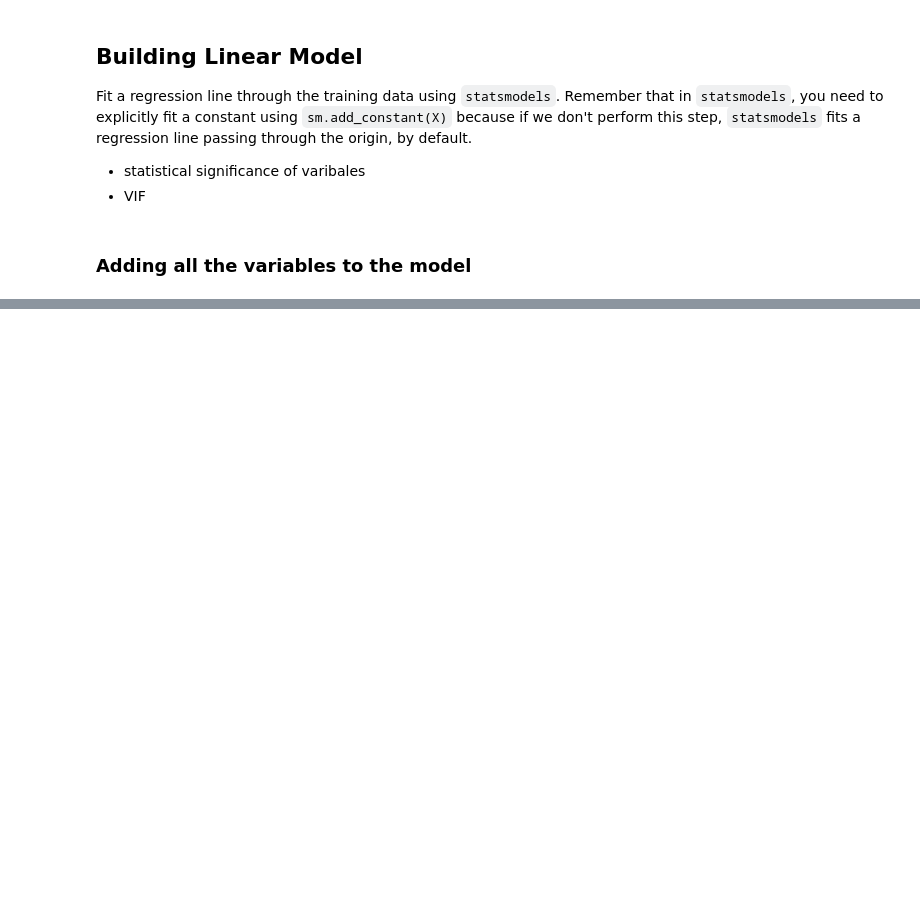
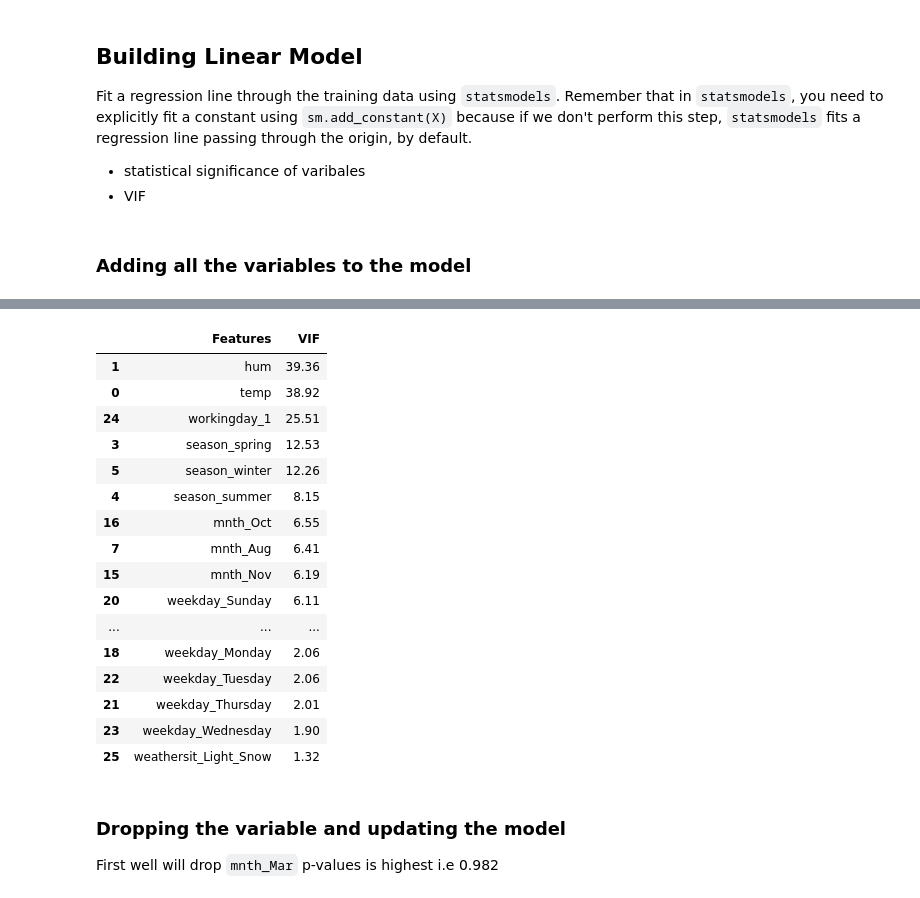
Before and after one commit to shikharverma96/Bike_Sharing, a Jupyter notebook: Bike_Sharing_Demand.ipynb, the cells around one changed output, grey strips where cells are left out. Saved outputs shown, nothing was run; the diff lists cells and outputs as text; code cells hidden in the pictures; blank space fills up the shorter version.

```diff
--- a/Bike_Sharing_Demand.ipynb
+++ b/Bike_Sharing_Demand.ipynb
@@ -333,0 +386,32 @@ Fit a regression line through the training data using `statsmodels`. Remember th
+# %%
+# Check for the VIF values of the feature variables.
+# Create a dataframe that will contain the names of all the feature variables and their respective VIFs
+
+vif = pd.DataFrame()
+vif['Features']=X_train.columns
+vif['VIF']=[variance_inflation_factor(X_train.values,i) for i in range(X_train.shape[1])]
+vif['VIF'] = round(vif['VIF'],2)
+vif = vif.sort_values(by='VIF',ascending=False)
+vif
+# %% [output]
+|  | Features | VIF |
+| 1 | hum | 39.36 |
+| 0 | temp | 38.92 |
+| 24 | workingday_1 | 25.51 |
+| 3 | season_spring | 12.53 |
+| 5 | season_winter | 12.26 |
+| 4 | season_summer | 8.15 |
+| 16 | mnth_Oct | 6.55 |
+| 7 | mnth_Aug | 6.41 |
+| 15 | mnth_Nov | 6.19 |
+| 20 | weekday_Sunday | 6.11 |
+| ... | ... | ... |
+| 18 | weekday_Monday | 2.06 |
+| 22 | weekday_Tuesday | 2.06 |
+| 21 | weekday_Thursday | 2.01 |
+| 23 | weekday_Wednesday | 1.90 |
+| 25 | weathersit_Light_Snow | 1.32 |
+# %% [markdown]
+### Dropping the variable and updating the model
+
+First well will drop `mnth_Mar` p-values is highest i.e 0.982
```
Also changed, not shown: parts of 2 cells of this notebook.
